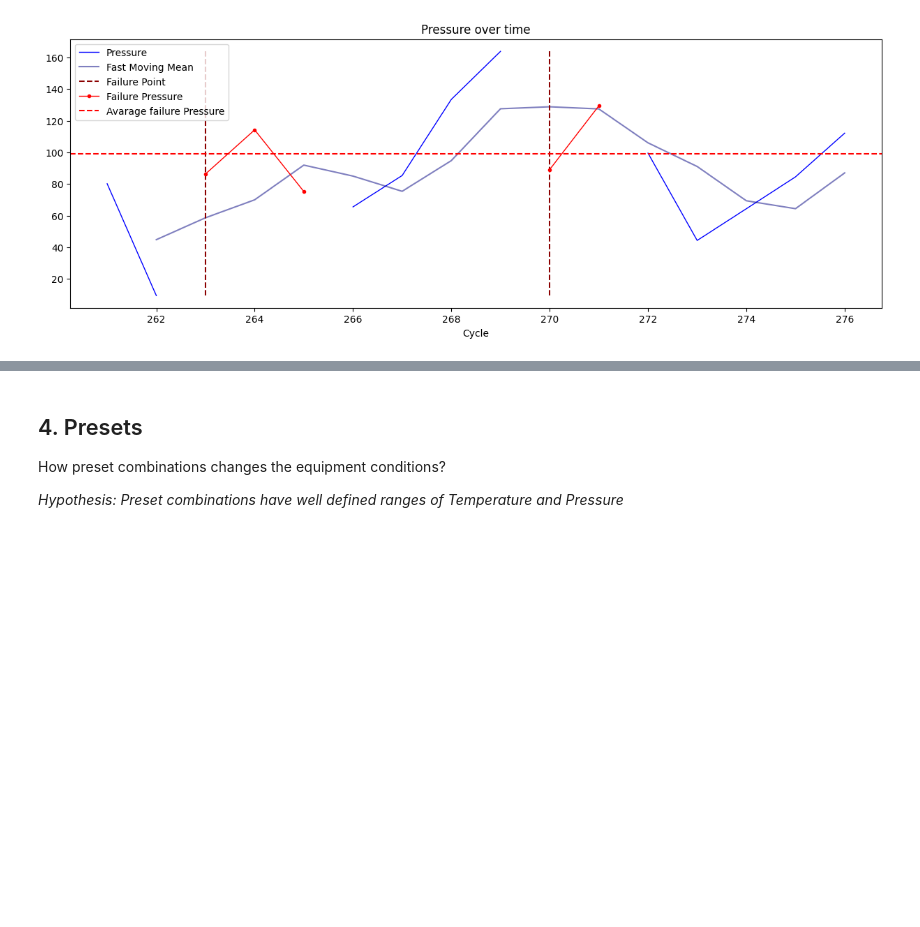
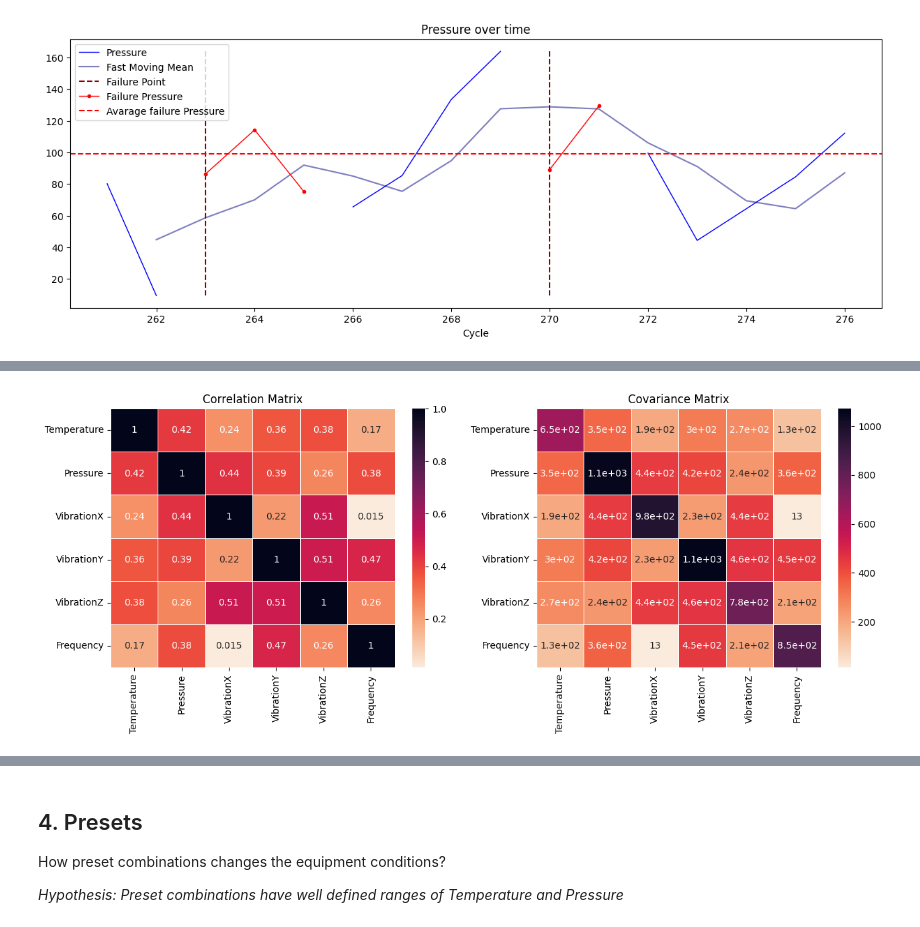
Before and after one commit to daniel64bit/failure-detection, a Jupyter notebook: notebooks/01_eda.ipynb, the cells around one changed output, grey strips where cells are left out. Saved outputs shown, nothing was run; the diff lists cells and outputs as text; code cells hidden in the pictures; blank space fills up the shorter version.

```diff
--- a/notebooks/01_eda.ipynb
+++ b/notebooks/01_eda.ipynb
@@ -410,0 +431,33 @@ plot_time_series(
+# %%
+def plot_heatmap(df_oge, features) -> None:
+    """
+    Plot correlation and covariation heatmaps.
+    """
+    fig, ax = plt.subplots(nrows=1, ncols=2)
+
+    fig.set_figwidth(15)
+    fig.set_figheight(5)
+
+    sns.heatmap(
+        df_oge[features].corr(),
+        annot=True,
+        cmap="rocket_r",
+        linewidths=.5,
+        ax=ax[0]
+    )
+
+    sns.heatmap(
+        df_oge[features].cov().astype(int),
+        annot=True,
+        cmap="rocket_r",
+        linewidths=.5,
+        ax=ax[1]
+    )
+
+    ax[0].set_title("Correlation Matrix")
+    ax[1].set_title("Covariance Matrix")
+    plt.show()
+# %%
+plot_heatmap(df_oge, features)
+# %% [output]
+[figure, added]
```
Also changed, not shown: parts of 16 cells of this notebook.
